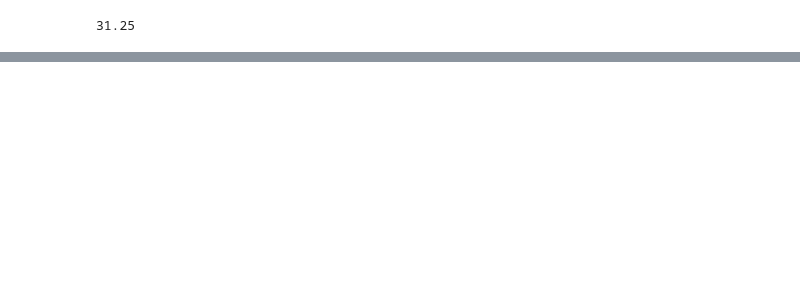
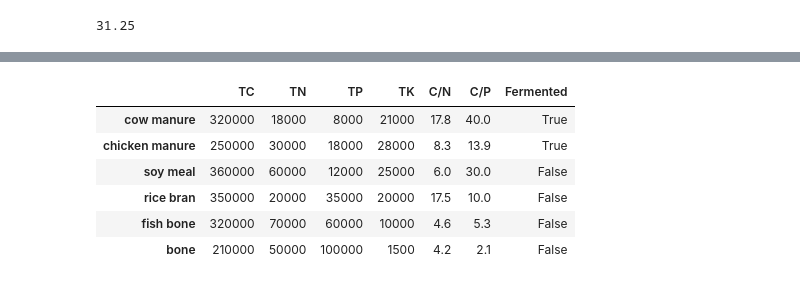
Before and after one commit to hissanova/math-notes, a Jupyter notebook: sofix-prescrition/SOFIX Prescription.ipynb, the cells around one changed output, grey strips where cells are left out. Saved outputs shown, nothing was run; the diff lists cells and outputs as text; code cells hidden in the pictures; blank space fills up the shorter version.

```diff
--- a/sofix-prescrition/SOFIX Prescription.ipynb
+++ b/sofix-prescrition/SOFIX Prescription.ipynb
@@ -436,0 +541,10 @@ _C4: 7.9928318
+# %%
+MQIs
+# %% [output]
+|  | TC | TN | TP | TK | C/N | C/P | Fermented |
+| cow manure | 320000 | 18000 | 8000 | 21000 | 17.8 | 40.0 | True |
+| chicken manure | 250000 | 30000 | 18000 | 28000 | 8.3 | 13.9 | True |
+| soy meal | 360000 | 60000 | 12000 | 25000 | 6.0 | 30.0 | False |
+| rice bran | 350000 | 20000 | 35000 | 20000 | 17.5 | 10.0 | False |
+| fish bone | 320000 | 70000 | 60000 | 10000 | 4.6 | 5.3 | False |
+| bone | 210000 | 50000 | 100000 | 1500 | 4.2 | 2.1 | False |
```
Also changed, not shown: parts of 13 cells of this notebook.
